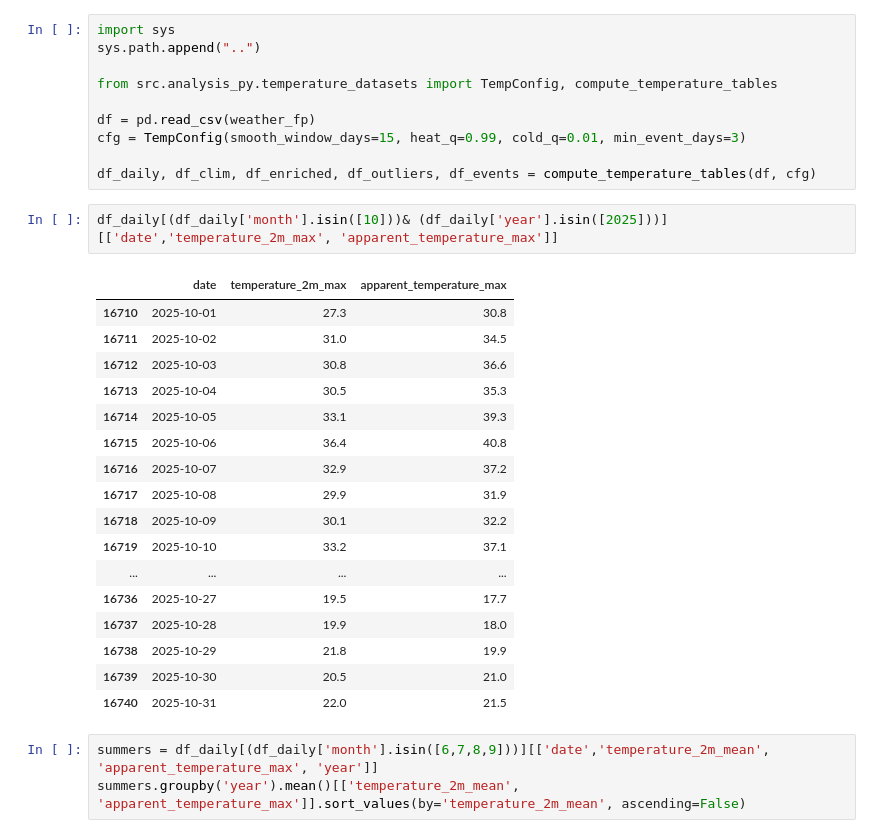
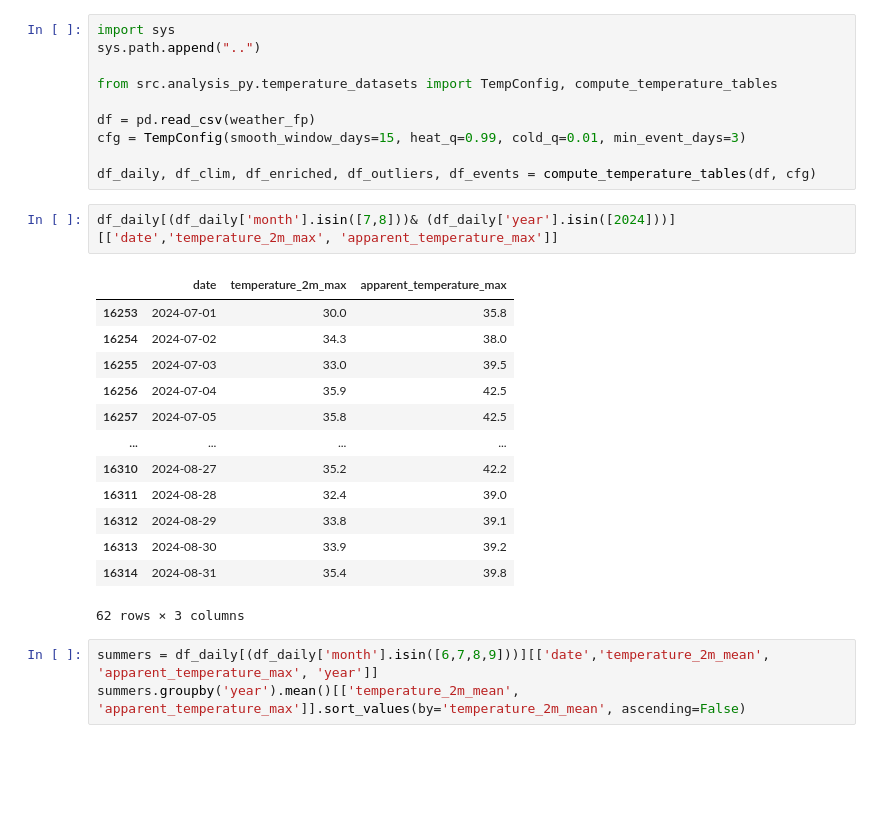
Before and after one commit to gderiddershanghai/shanghai-weather-app, a Jupyter notebook: Nbs/eda.ipynb, the cells around one changed output. Cells and saved outputs as stored; diff of their text form; blank space fills up the shorter version.

```diff
--- a/Nbs/eda.ipynb
+++ b/Nbs/eda.ipynb
@@ -33,25 +29,21 @@ cfg = TempConfig(smooth_window_days=15, heat_q=0.99, cold_q=0.01, min_event_days
 
 df_daily, df_clim, df_enriched, df_outliers, df_events = compute_temperature_tables(df, cfg)
 # %%
-df_daily[(df_daily['month'].isin([10]))& (df_daily['year'].isin([2025]))][['date','temperature_2m_max', 'apparent_temperature_max']]
+df_daily[(df_daily['month'].isin([7,8]))& (df_daily['year'].isin([2024]))][['date','temperature_2m_max', 'apparent_temperature_max']]
 # %% [output]
 |  | date | temperature_2m_max | apparent_temperature_max |
-| 16710 | 2025-10-01 | 27.3 | 30.8 |
-| 16711 | 2025-10-02 | 31.0 | 34.5 |
-| 16712 | 2025-10-03 | 30.8 | 36.6 |
-| 16713 | 2025-10-04 | 30.5 | 35.3 |
-| 16714 | 2025-10-05 | 33.1 | 39.3 |
-| 16715 | 2025-10-06 | 36.4 | 40.8 |
-| 16716 | 2025-10-07 | 32.9 | 37.2 |
-| 16717 | 2025-10-08 | 29.9 | 31.9 |
-| 16718 | 2025-10-09 | 30.1 | 32.2 |
-| 16719 | 2025-10-10 | 33.2 | 37.1 |
+| 16253 | 2024-07-01 | 30.0 | 35.8 |
+| 16254 | 2024-07-02 | 34.3 | 38.0 |
+| 16255 | 2024-07-03 | 33.0 | 39.5 |
+| 16256 | 2024-07-04 | 35.9 | 42.5 |
+| 16257 | 2024-07-05 | 35.8 | 42.5 |
 | ... | ... | ... | ... |
-| 16736 | 2025-10-27 | 19.5 | 17.7 |
-| 16737 | 2025-10-28 | 19.9 | 18.0 |
-| 16738 | 2025-10-29 | 21.8 | 19.9 |
-| 16739 | 2025-10-30 | 20.5 | 21.0 |
-| 16740 | 2025-10-31 | 22.0 | 21.5 |
+| 16310 | 2024-08-27 | 35.2 | 42.2 |
+| 16311 | 2024-08-28 | 32.4 | 39.0 |
+| 16312 | 2024-08-29 | 33.8 | 39.1 |
+| 16313 | 2024-08-30 | 33.9 | 39.2 |
+| 16314 | 2024-08-31 | 35.4 | 39.8 |
+62 rows × 3 columns
 # %%
 summers = df_daily[(df_daily['month'].isin([6,7,8,9]))][['date','temperature_2m_mean', 'apparent_temperature_max', 'year']]
 summers.groupby('year').mean()[['temperature_2m_mean', 'apparent_temperature_max']].sort_values(by='temperature_2m_mean', ascending=False)
```
Also changed, not shown: parts of 6 cells of this notebook, 9 other files.
